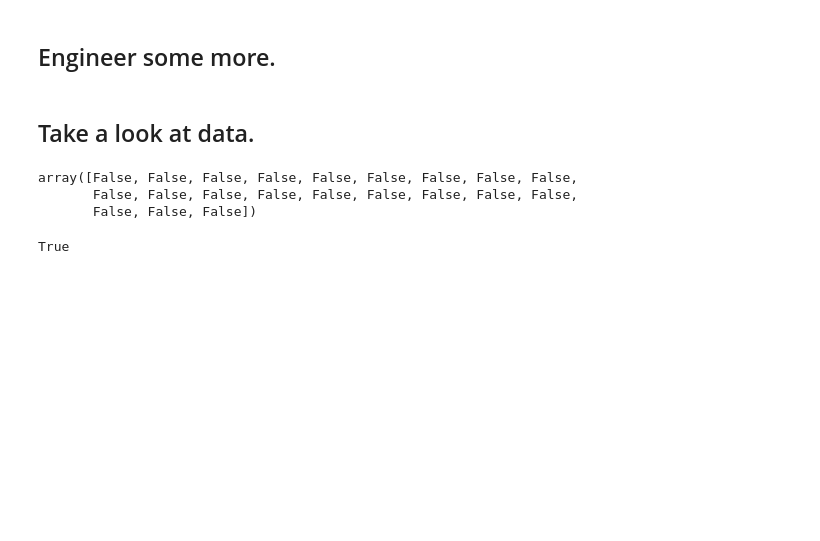
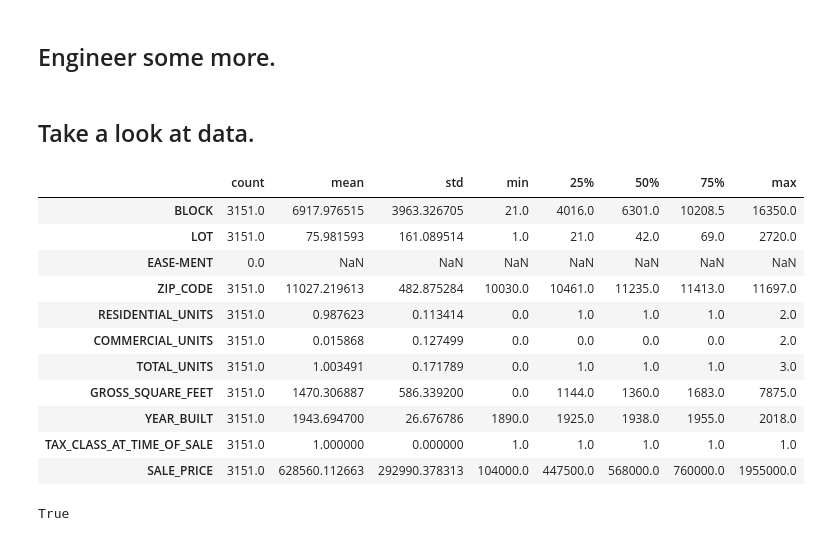
Before and after one commit to gptix/DS-Unit-2-Linear-Models, a Jupyter notebook: ASSIGNMENT_Jud_Taylor_REVISED_assignment_regression_classification_3.ipynb, the cells around one changed output. Drawn from its saved outputs; the diff is of its cells as text; code cells hidden in the pictures; blank space fills up the shorter version.

```diff
--- a/ASSIGNMENT_Jud_Taylor_REVISED_assignment_regression_classification_3.ipynb
+++ b/ASSIGNMENT_Jud_Taylor_REVISED_assignment_regression_classification_3.ipynb
@@ -142,20 +142,29 @@ df.loc[~df['NEIGHBORHOOD'].isin(top10), 'NEIGHBORHOOD'] = 'OTHER'
 # %%
 # Review data.
 # df
 # df.describe()
-# df.describe().T
+df.describe().T
 # df.head()
 # df.tail()
 # df.columns
 # df.dtypes
 # df['bedrooms'].describe()
-df.shape
-df.columns.isna()
+# df.shape
+# df.columns.isna()
 # df.isna()
 # %% [output]
-array([False, False, False, False, False, False, False, False, False,
-       False, False, False, False, False, False, False, False, False,
-       False, False, False])
+|  | count | mean | std | min | 25% | 50% | 75% | max |
+| BLOCK | 3151.0 | 6917.976515 | 3963.326705 | 21.0 | 4016.0 | 6301.0 | 10208.5 | 16350.0 |
+| LOT | 3151.0 | 75.981593 | 161.089514 | 1.0 | 21.0 | 42.0 | 69.0 | 2720.0 |
+| EASE-MENT | 0.0 | NaN | NaN | NaN | NaN | NaN | NaN | NaN |
+| ZIP_CODE | 3151.0 | 11027.219613 | 482.875284 | 10030.0 | 10461.0 | 11235.0 | 11413.0 | 11697.0 |
+| RESIDENTIAL_UNITS | 3151.0 | 0.987623 | 0.113414 | 0.0 | 1.0 | 1.0 | 1.0 | 2.0 |
+| COMMERCIAL_UNITS | 3151.0 | 0.015868 | 0.127499 | 0.0 | 0.0 | 0.0 | 0.0 | 2.0 |
+| TOTAL_UNITS | 3151.0 | 1.003491 | 0.171789 | 0.0 | 1.0 | 1.0 | 1.0 | 3.0 |
+| GROSS_SQUARE_FEET | 3151.0 | 1470.306887 | 586.339200 | 0.0 | 1144.0 | 1360.0 | 1683.0 | 7875.0 |
+| YEAR_BUILT | 3151.0 | 1943.694700 | 26.676786 | 1890.0 | 1925.0 | 1938.0 | 1955.0 | 2018.0 |
+| TAX_CLASS_AT_TIME_OF_SALE | 3151.0 | 1.000000 | 0.000000 | 1.0 | 1.0 | 1.0 | 1.0 | 1.0 |
+| SALE_PRICE | 3151.0 | 628560.112663 | 292990.378313 | 104000.0 | 447500.0 | 568000.0 | 760000.0 | 1955000.0 |
 # %%
 df['SALE_DATE']
 '01/01/2019' < '01/02/2019'
```
Also changed, not shown: parts of 11 cells of this notebook.
